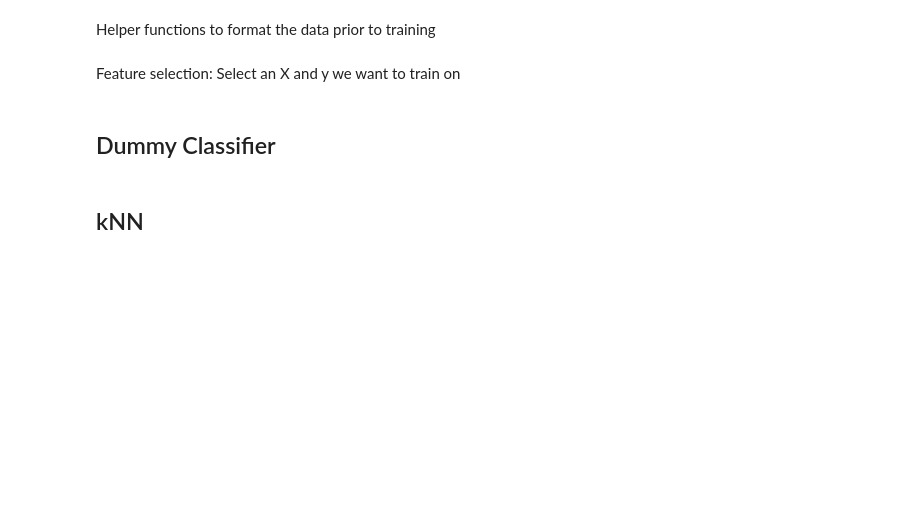
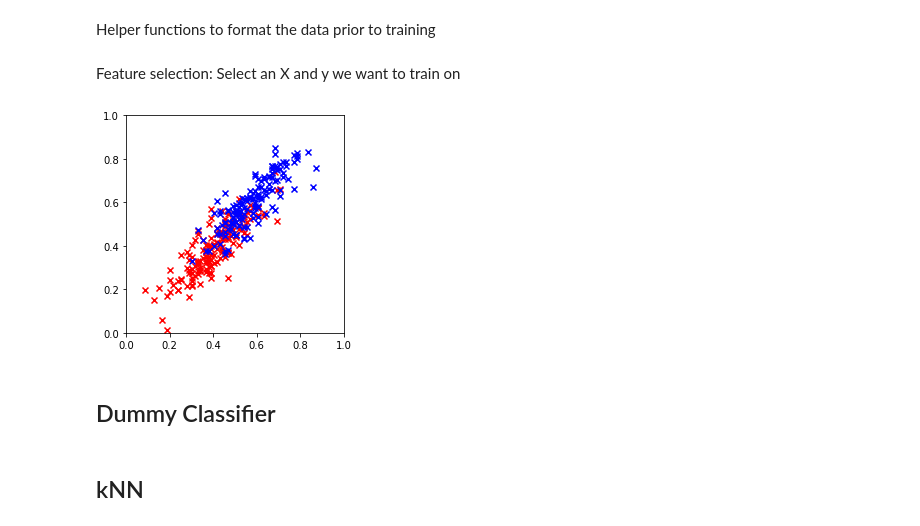
Before and after one commit to rmanaem/esports-prediction, a Jupyter notebook: src/training.ipynb, the cells around one changed output. Drawn from its saved outputs; the diff is of its cells as text; code cells hidden in the pictures; blank space fills up the shorter version.

Commit message:
add plotting functions, use gscv for the estimator

```diff
--- a/src/training.ipynb
+++ b/src/training.ipynb
@@ -97,6 +121,10 @@ X_trn = training_df[['kill_advantage','gold_advantage']].values
 y_trn = training_df[['winner']].values.T[0]
 X_tst = test_df[['kill_advantage','gold_advantage']].values
 y_tst = test_df[['winner']].values.T[0]
+# %%
+plot_data(X_trn[:300], y_trn[:300])
+# %% [output]
+[figure, added]
 # %% [markdown]
 ## Dummy Classifier
 # %%
```
Also changed, not shown: parts of 4 cells of this notebook, 2 other files.
